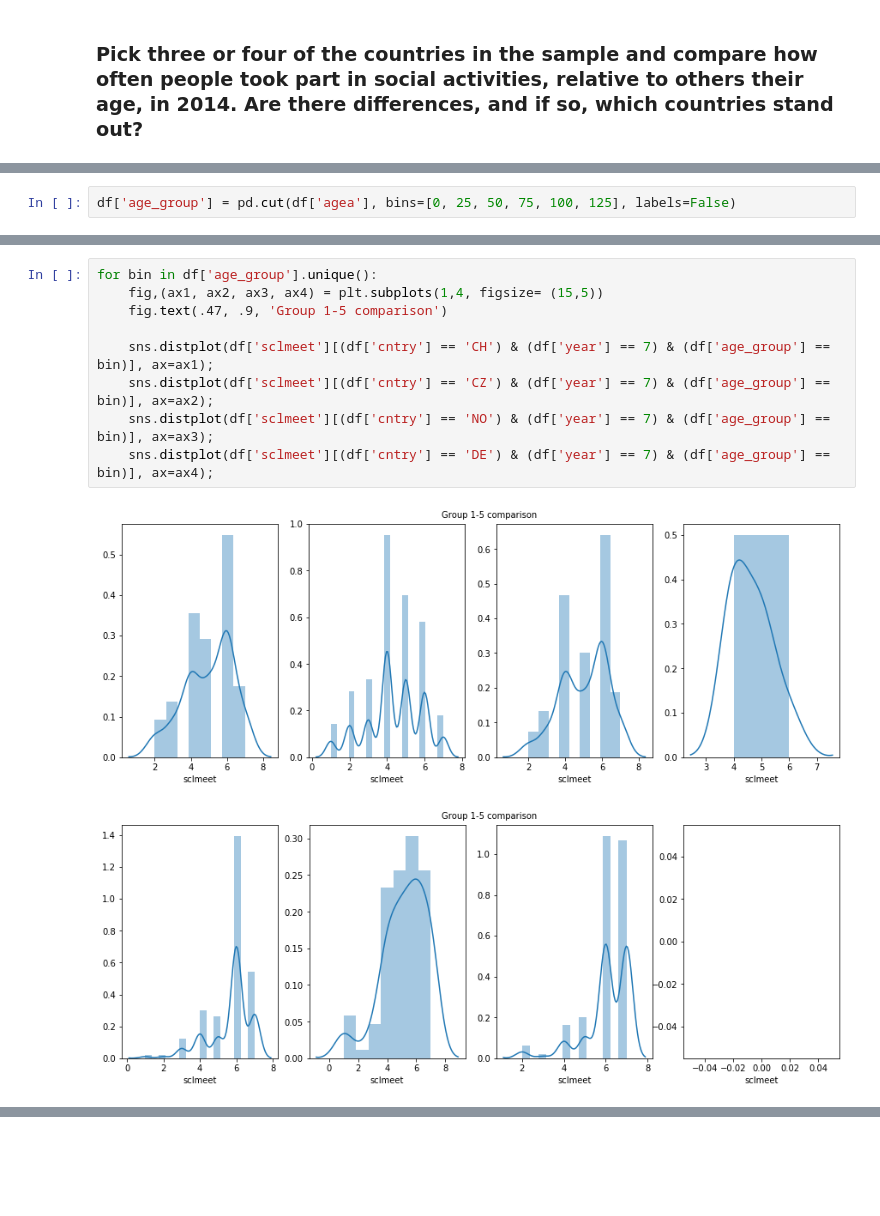
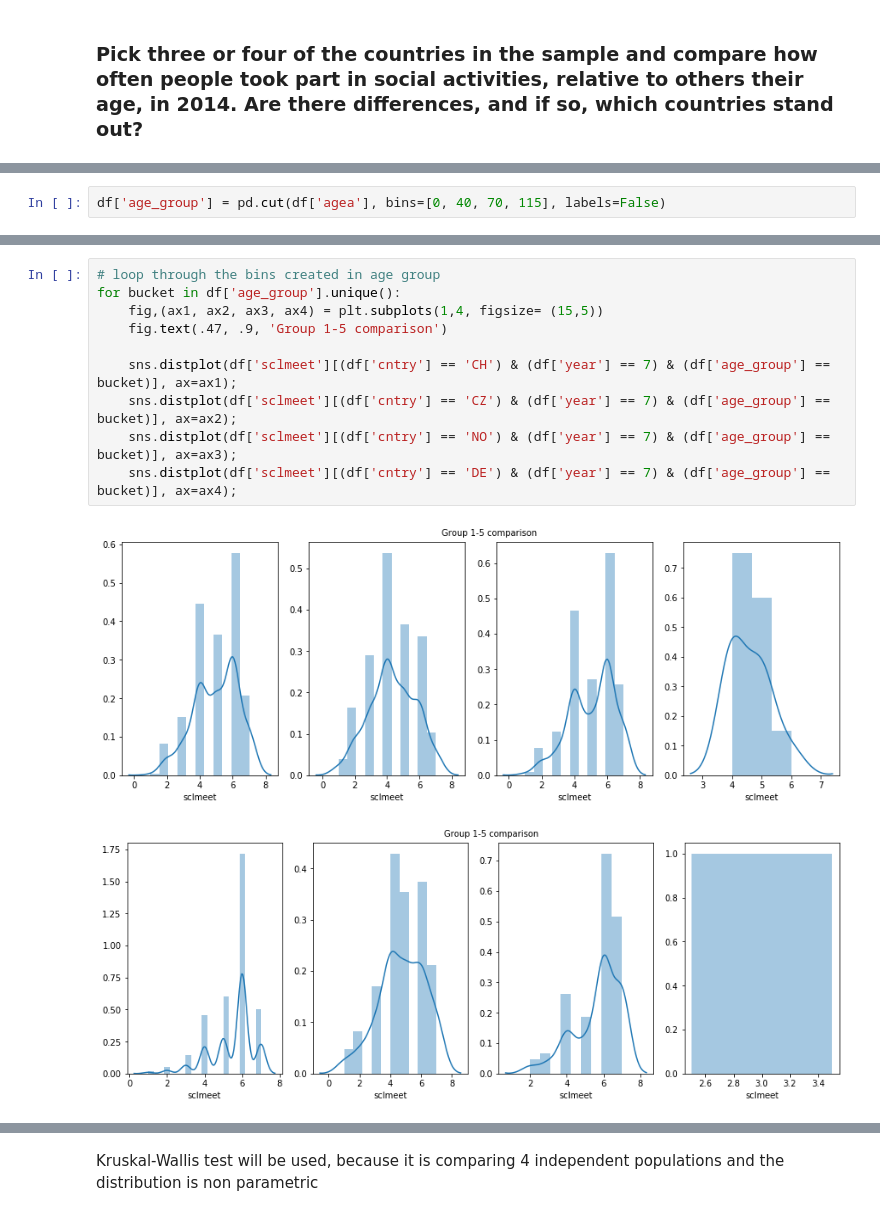
Before and after one commit to christophersanchez/DataScience, a Jupyter notebook: Thinkful/Unit5/5.5.4 What test to use.ipynb, the cells around one changed output, grey strips where cells are left out. Cells and saved outputs as stored; diff of their text form; blank space fills up the shorter version.

```diff
--- a/Thinkful/Unit5/5.5.4 What test to use.ipynb
+++ b/Thinkful/Unit5/5.5.4 What test to use.ipynb
@@ -279,2 +290,2 @@ All, but Czech and Denmark had a significant difference.
 # %%
-df['age_group'] = pd.cut(df['agea'], bins=[0, 25, 50, 75, 100, 125], labels=False)
+df['age_group'] = pd.cut(df['agea'], bins=[0, 40, 70, 115], labels=False)
@@ -281,12 +313,13 @@ df['age_group'] = pd.cut(df['agea'], bins=[0, 25, 50, 75, 100, 125], labels=Fals
 # %%
-for bin in df['age_group'].unique():
+# loop through the bins created in age group
+for bucket in df['age_group'].unique():
     fig,(ax1, ax2, ax3, ax4) = plt.subplots(1,4, figsize= (15,5))
     fig.text(.47, .9, 'Group 1-5 comparison')
 
-    sns.distplot(df['sclmeet'][(df['cntry'] == 'CH') & (df['year'] == 7) & (df['age_group'] == bin)], ax=ax1);
-    sns.distplot(df['sclmeet'][(df['cntry'] == 'CZ') & (df['year'] == 7) & (df['age_group'] == bin)], ax=ax2);
-    sns.distplot(df['sclmeet'][(df['cntry'] == 'NO') & (df['year'] == 7) & (df['age_group'] == bin)], ax=ax3);
-    sns.distplot(df['sclmeet'][(df['cntry'] == 'DE') & (df['year'] == 7) & (df['age_group'] == bin)], ax=ax4);
+    sns.distplot(df['sclmeet'][(df['cntry'] == 'CH') & (df['year'] == 7) & (df['age_group'] == bucket)], ax=ax1);
+    sns.distplot(df['sclmeet'][(df['cntry'] == 'CZ') & (df['year'] == 7) & (df['age_group'] == bucket)], ax=ax2);
+    sns.distplot(df['sclmeet'][(df['cntry'] == 'NO') & (df['year'] == 7) & (df['age_group'] == bucket)], ax=ax3);
+    sns.distplot(df['sclmeet'][(df['cntry'] == 'DE') & (df['year'] == 7) & (df['age_group'] == bucket)], ax=ax4);
 # %% [output]
-[figure, old version]
+[figure, new version]
-[figure, old version]
+[figure, new version]
@@ -296 +327,3 @@ for bin in df['age_group'].unique():
+# %% [markdown]
+Kruskal-Wallis test will be used, because it is comparing 4 independent populations and the distribution is non parametric
 # %%
```
Also changed, not shown: parts of 13 cells of this notebook.
